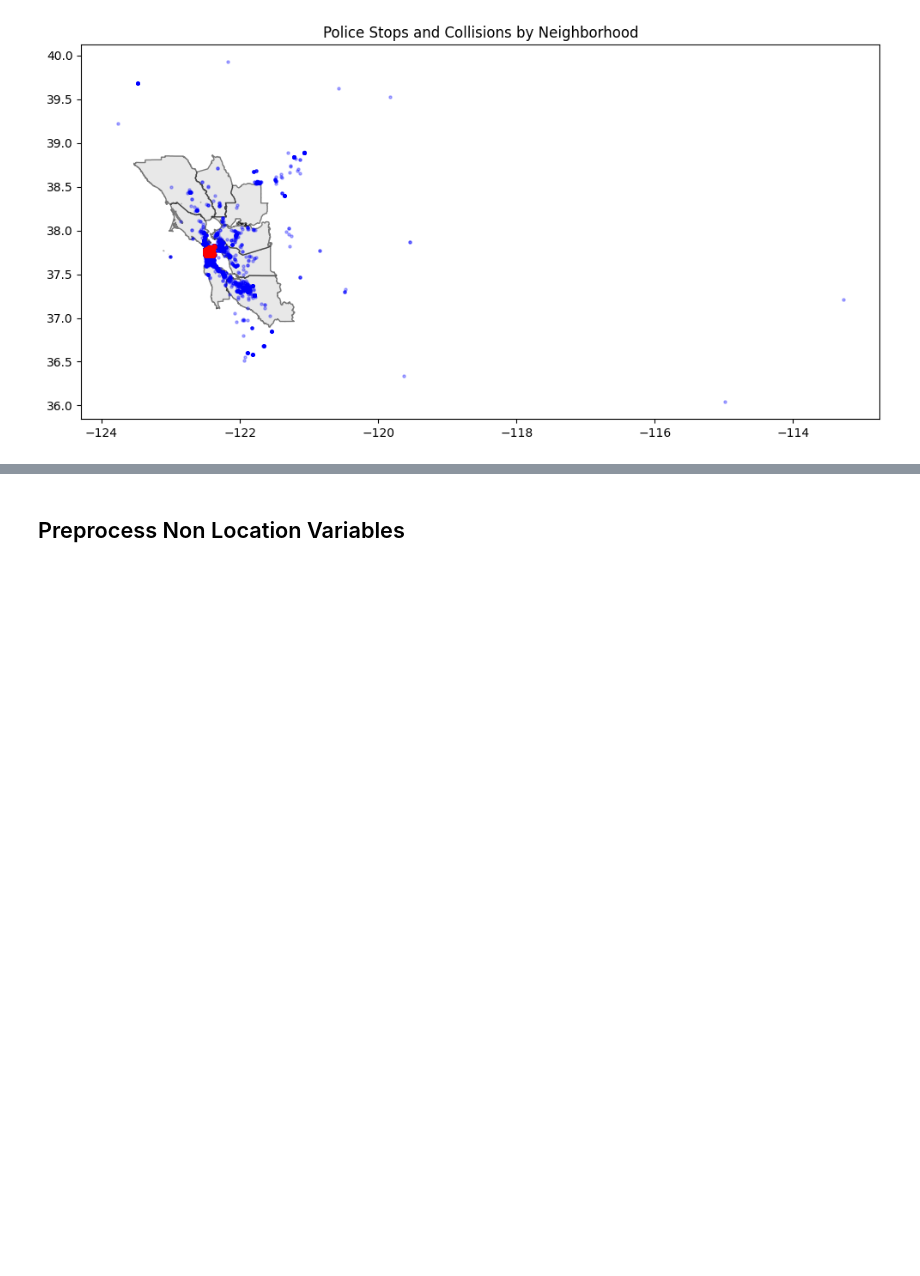
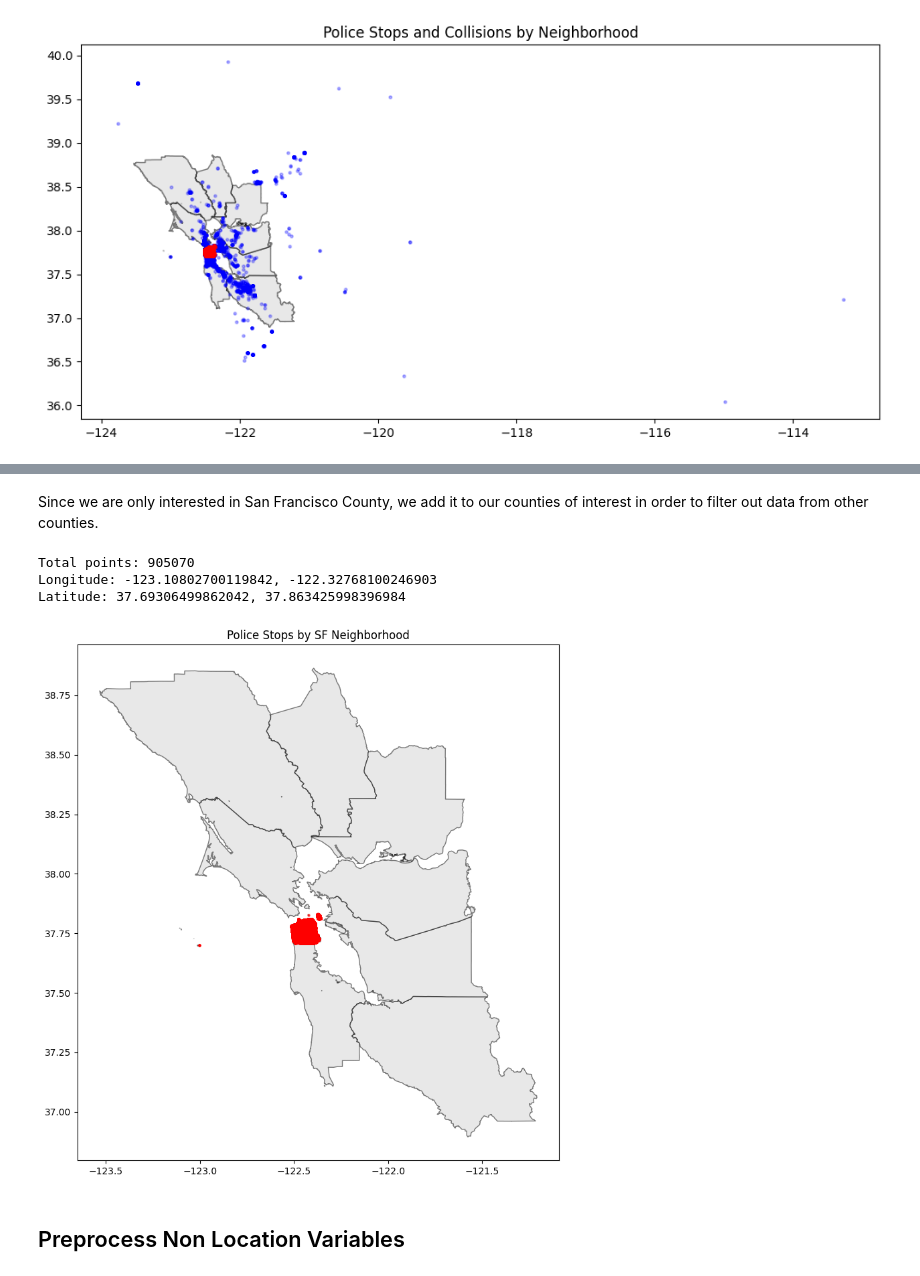
Before and after one commit to utexas-SDS-357/sds357-project-sp26-con-founders, a Jupyter notebook: Preprocessing/sf_analysis.ipynb, the cells around one changed output, grey strips where cells are left out. Saved outputs shown, nothing was run; the diff lists cells and outputs as text; code cells hidden in the pictures; blank space fills up the shorter version.

Commit message:
edit location filtering for preprocessing

```diff
--- a/Preprocessing/sf_analysis.ipynb
+++ b/Preprocessing/sf_analysis.ipynb
@@ -179,3 +135,44 @@ Points outside shapefile bounds: 97
+# %% [markdown]
+Since we are only interested in San Francisco County, we add it to our counties of interest in order to filter out data from other counties.
+# %%
+# filter city to county of interest
+counties_of_interest = ["San Francisco"]
+
+# get number of coordinates within bounds
+city_filtered = city_boundaries[city_boundaries['county'].isin(counties_of_interest)]
+print("Total points:", len(stops_df))
+
+min_x = city_filtered.total_bounds[0]
+max_x = city_filtered.total_bounds[2]
+min_y = city_filtered.total_bounds[1]
+max_y = city_filtered.total_bounds[3]
+
+print(f"Longitude: {min_x}, {max_x}\nLatitude: {min_y}, {max_y}")
+# %% [output]
+Total points: 905070
+Longitude: -123.10802700119842, -122.32768100246903
+Latitude: 37.69306499862042, 37.863425998396984
+# %%
+def fix_coordinates(stop_df, city_boundaries, counties_of_interest):
+
+    # only keep data within relevant counties
+    city_boundaries = city_boundaries[city_boundaries['county'].isin(counties_of_interest)]
+
+    # filter points to within bounaries of county polygon
+    stops_clean = gpd.sjoin(stops_df, city_boundaries, predicate="within")
+
+    return stops_clean
+
+stops_clean = fix_coordinates(stops_df, city_boundaries, counties_of_interest)
+
+# Now plot with clean data
+fig, ax = plt.subplots(figsize=(12, 10))
+city_boundaries.plot(ax=ax, color='lightgray', edgecolor='black', alpha=0.5)
+stops_clean.plot(ax=ax, color='red', markersize=5, alpha=0.6)
+plt.title("Police Stops by SF Neighborhood")
+plt.show()
+# %% [output]
+[figure, new version]
 # %% [markdown]
 ## Preprocess Non Location Variables
 # %%
```
Also changed, not shown: parts of 21 cells of this notebook, 7 other files.
